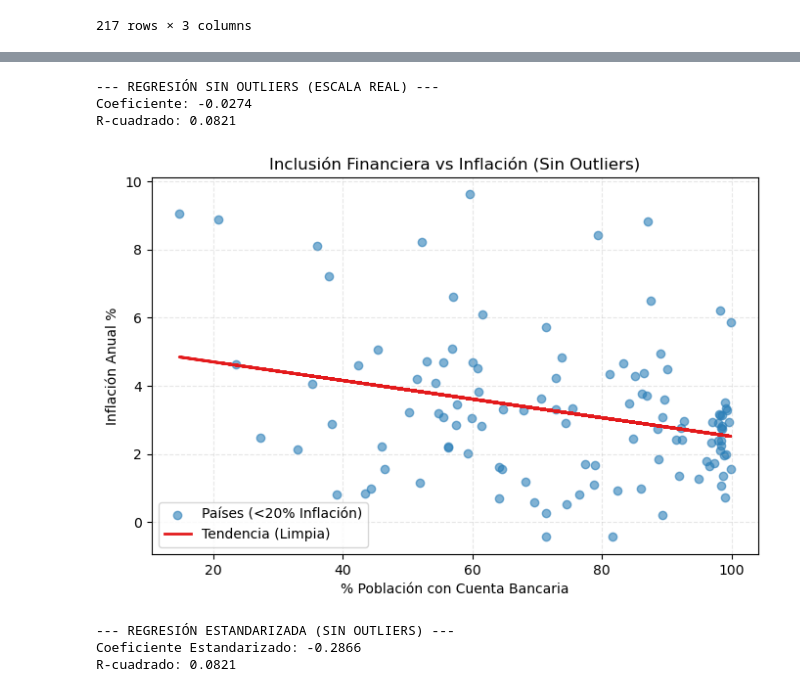
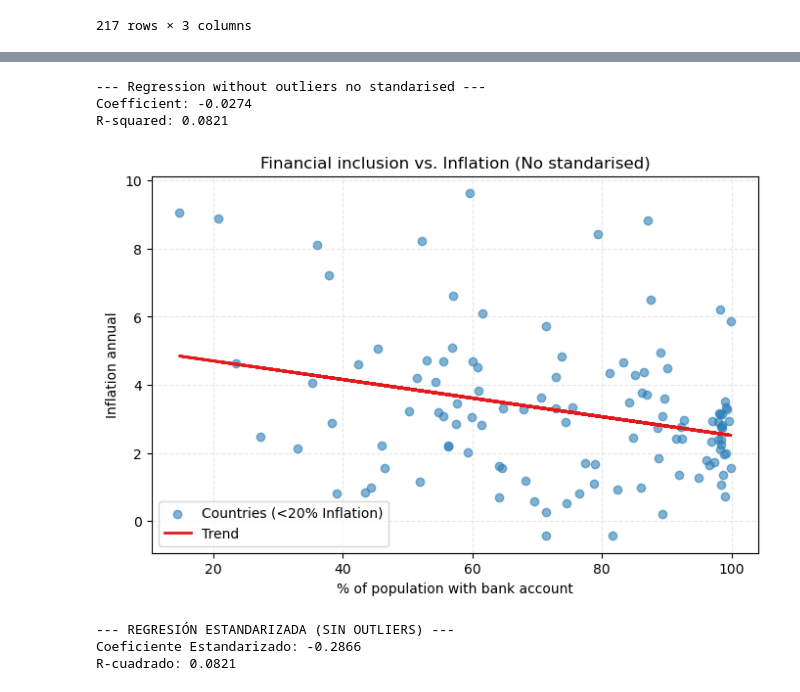
Before and after one commit to CarlosGV1208/CarlosGV1208.github.io, a Jupyter notebook: project/project.ipynb, the cells around one changed output, grey strips where cells are left out. Cells and saved outputs as stored; diff of their text form; code cells hidden in the pictures.

```diff
--- a/project/project.ipynb
+++ b/project/project.ipynb
@@ -796,26 +610,26 @@ Total de países para el modelo: 115
 # %%
-# Modelo con datos reales
+# OLS Regression filtered NO standardised
 model_raw = LinearRegression()
 model_raw.fit(X_clean, y_clean)
 y_pred_raw = model_raw.predict(X_clean)
 
-print("--- REGRESIÓN SIN OUTLIERS (ESCALA REAL) ---")
-print(f"Coeficiente: {model_raw.coef_[0]:.4f}")
-print(f"R-cuadrado: {r2_score(y_clean, y_pred_raw):.4f}")
+print("--- Regression without outliers no standarised ---")
+print(f"Coefficient: {model_raw.coef_[0]:.4f}")
+print(f"R-squared: {r2_score(y_clean, y_pred_raw):.4f}")
 
 # Gráfico Escala Real
 plt.figure(figsize=(8, 5))
-plt.scatter(X_clean, y_clean, alpha=0.6, color='#2c7fb8', label='Países (<20% Inflación)')
-plt.plot(X_clean, y_pred_raw, color='#e31a1c', linewidth=2, label='Tendencia (Limpia)')
-plt.title('Inclusión Financiera vs Inflación (Sin Outliers)')
-plt.xlabel('% Población con Cuenta Bancaria')
-plt.ylabel('Inflación Anual %')
+plt.scatter(X_clean, y_clean, alpha=0.6, color='#2c7fb8', label='Countries (<20% Inflation)')
+plt.plot(X_clean, y_pred_raw, color='#e31a1c', linewidth=2, label='Trend')
+plt.title('Financial inclusion vs. Inflation (No standarised)')
+plt.xlabel('% of population with bank account')
+plt.ylabel('Inflation annual')
 plt.legend()
 plt.grid(True, linestyle='--', alpha=0.3)
 plt.show()
 # %% [output]
---- REGRESIÓN SIN OUTLIERS (ESCALA REAL) ---
-Coeficiente: -0.0274
-R-cuadrado: 0.0821
+--- Regression without outliers no standarised ---
+Coefficient: -0.0274
+R-squared: 0.0821
-[figure, old version]
+[figure, new version]
 # %%
```
Also changed, not shown: parts of 49 cells of this notebook.
